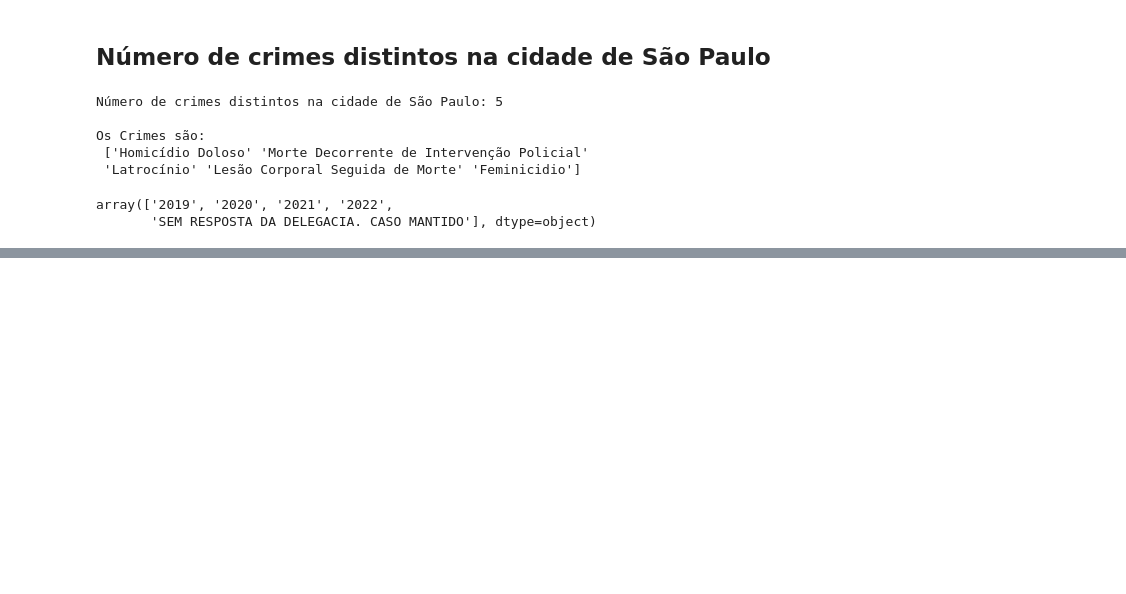
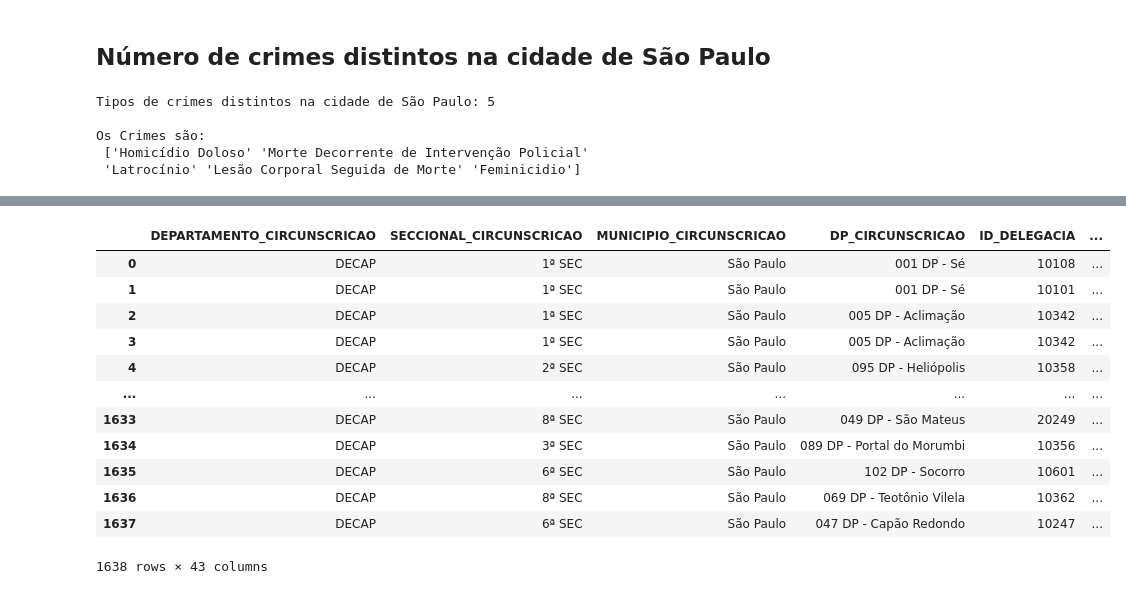
Before and after one commit to LucaNoto/PF_CoderHouse, a Jupyter notebook: Analise_ausentes_&_heatmap.ipynb, the cells around one changed output, grey strips where cells are left out. Drawn from its saved outputs; the diff is of its cells as text; code cells hidden in the pictures; blank space fills up the shorter version.

```diff
--- a/Analise_ausentes_&_heatmap.ipynb
+++ b/Analise_ausentes_&_heatmap.ipynb
@@ -127,21 +217,16 @@ retidos na base: 67.91%
 # %% [markdown]
 ## Número de crimes distintos na cidade de São Paulo
 # %%
-crimes = dfClean['CRIME'].unique()
-print("Número de crimes distintos na cidade de São Paulo:", len(crimes))
+tiposCrimes = dfClean['CRIME'].unique()
+print("Tipos de crimes distintos na cidade de São Paulo:", len(tiposCrimes))
 print()
-print("Os Crimes são:\n", crimes)
+print("Os Crimes são:\n", tiposCrimes)
 # %% [output]
-Número de crimes distintos na cidade de São Paulo: 5
+Tipos de crimes distintos na cidade de São Paulo: 5
 
 Os Crimes são:
  ['Homicídio Doloso' 'Morte Decorrente de Intervenção Policial'
  'Latrocínio' 'Lesão Corporal Seguida de Morte' 'Feminicidio']
-# %%
-dfClean['ANO_BO'].unique()
-# %% [output]
-array(['2019', '2020', '2021', '2022',
-       'SEM RESPOSTA DA DELEGACIA. CASO MANTIDO'], dtype=object)
 # %%
 start_lat_lon=[-23.58633467412642, -46.60418260319519]
 
@@ -168,0 +252,16 @@ dfClean.to_csv('data/compiledData/dfCleanMortes.csv')
+# %%
+dfClean
+# %% [output]
+|  | DEPARTAMENTO_CIRCUNSCRICAO | SECCIONAL_CIRCUNSCRICAO | MUNICIPIO_CIRCUNSCRICAO | DP_CIRCUNSCRICAO | ID_DELEGACIA | ... |
+| 0 | DECAP | 1ª SEC | São Paulo | 001 DP - Sé | 10108 | ... |
+| 1 | DECAP | 1ª SEC | São Paulo | 001 DP - Sé | 10101 | ... |
+| 2 | DECAP | 1ª SEC | São Paulo | 005 DP - Aclimação | 10342 | ... |
+| 3 | DECAP | 1ª SEC | São Paulo | 005 DP - Aclimação | 10342 | ... |
+| 4 | DECAP | 2ª SEC | São Paulo | 095 DP - Heliópolis | 10358 | ... |
+| ... | ... | ... | ... | ... | ... | ... |
+| 1633 | DECAP | 8ª SEC | São Paulo | 049 DP - São Mateus | 20249 | ... |
+| 1634 | DECAP | 3ª SEC | São Paulo | 089 DP - Portal do Morumbi | 10356 | ... |
+| 1635 | DECAP | 6ª SEC | São Paulo | 102 DP - Socorro | 10601 | ... |
+| 1636 | DECAP | 8ª SEC | São Paulo | 069 DP - Teotônio Vilela | 10362 | ... |
+| 1637 | DECAP | 6ª SEC | São Paulo | 047 DP - Capão Redondo | 10247 | ... |
+1638 rows × 43 columns
```
Also changed, not shown: parts of 16 cells of this notebook.
